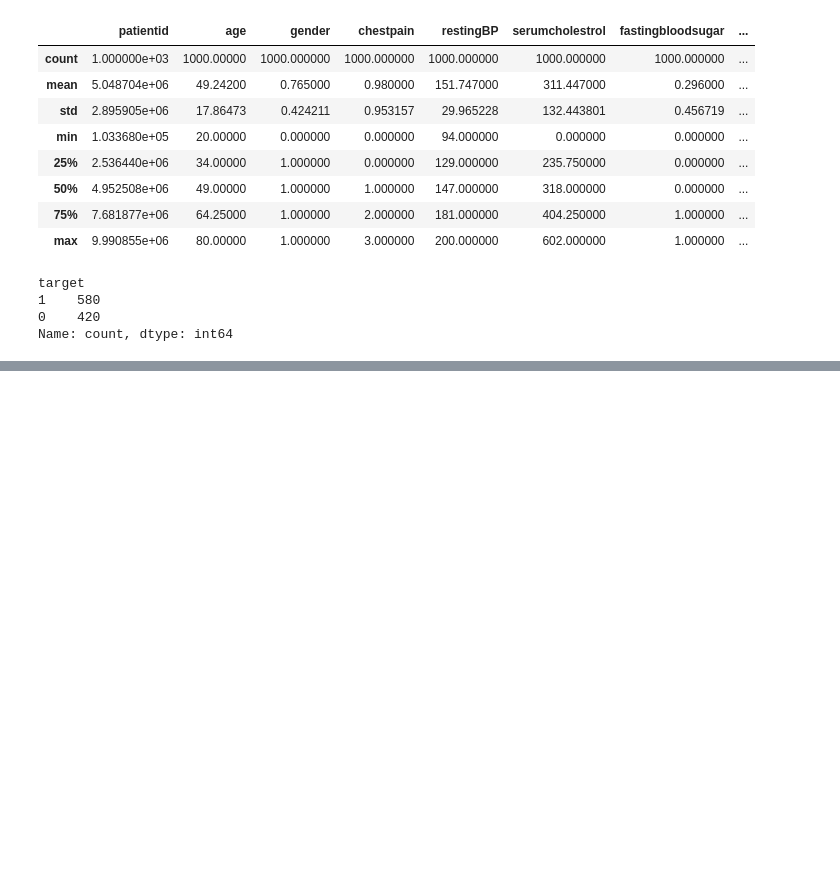
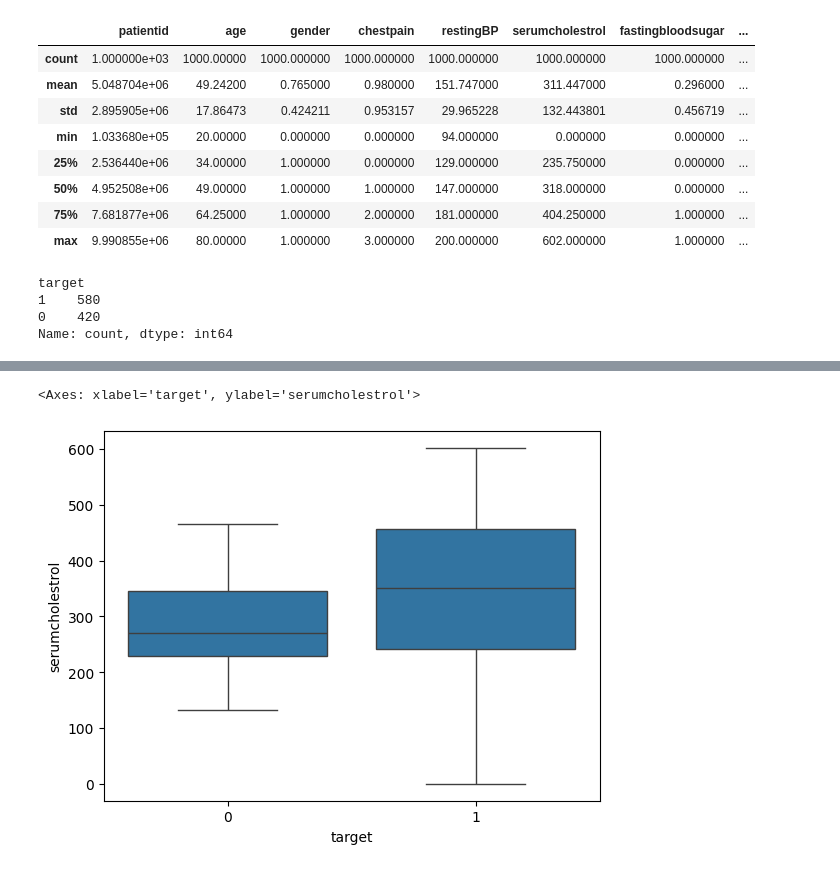
Before and after one commit to sujan1001/Heart-Disease-Prediction, a Jupyter notebook: notebooks/Heart_Disease_Analysis.ipynb, the cells around one changed output, grey strips where cells are left out. Saved outputs shown, nothing was run; the diff lists cells and outputs as text; code cells hidden in the pictures; blank space fills up the shorter version.

```diff
--- a/notebooks/Heart_Disease_Analysis.ipynb
+++ b/notebooks/Heart_Disease_Analysis.ipynb
@@ -76,0 +117,7 @@ Name: count, dtype: int64
+# %%
+sns.boxplot(data=df,
+            x="target",
+            y="serumcholestrol")
+# %% [output]
+<Axes: xlabel='target', ylabel='serumcholestrol'>
+[figure, added]
```
Also changed, not shown: parts of 30 cells of this notebook, 1 other file.
